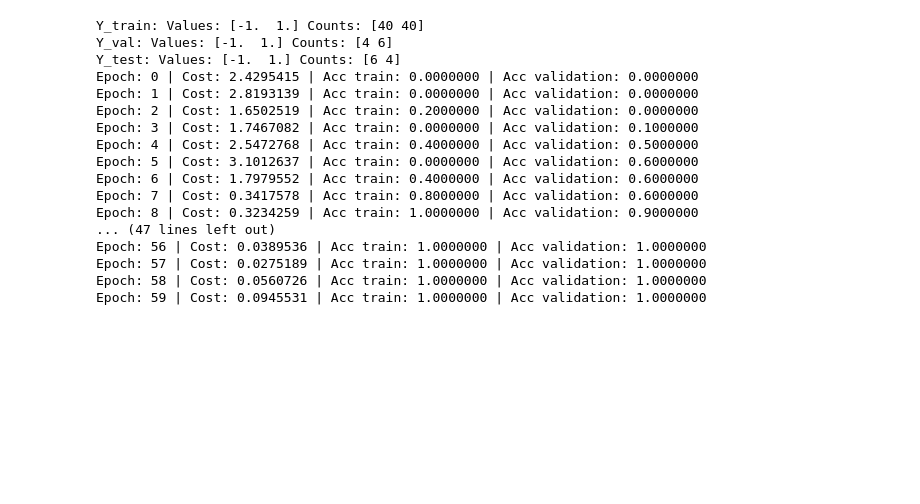
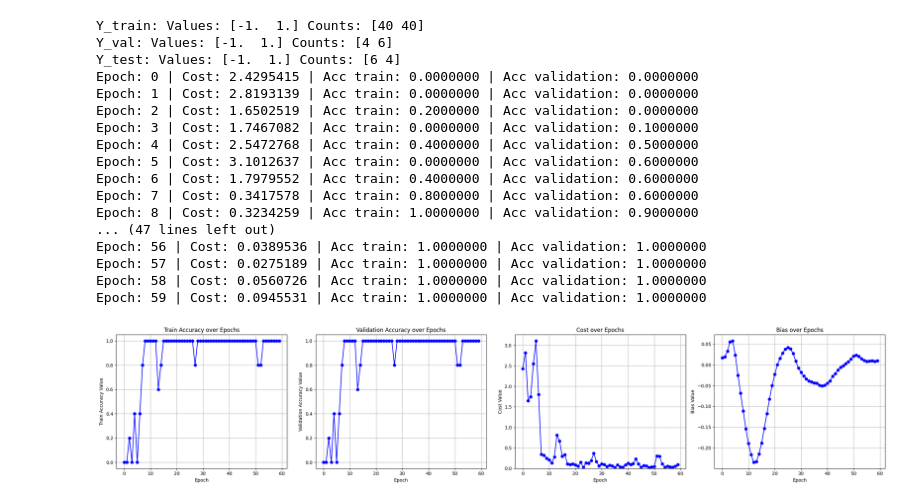
Before and after one commit to Martyna94/The_Detection_Duo, a Jupyter notebook: Task_2/Iris_classification.ipynb, the cells around one changed output. Cells and saved outputs as stored; diff of their text form; code cells hidden in the pictures; blank space fills up the shorter version.

```diff
--- a/Task_2/Iris_classification.ipynb
+++ b/Task_2/Iris_classification.ipynb
@@ -63,17 +72,13 @@ X_train, Y_train, X_val, Y_val, X_test, Y_test =load_and_prepare_iris_data(0.8,0
 num_qubits = 2
 num_layers = 6
 
-weights_init = 0.01 * np.random.randn(num_layers, num_qubits, 3, requires_grad=True)
-bias_init = np.array(0.0, requires_grad=True)
 learning_rate = 0.01
 batch_size = 5
 num_epochs = 60
+state_prep='Mottonen'
 
-# train the variational classifier
-weights = weights_init
-bias = bias_init
-
-params = circuit_training(X_train,Y_train,X_val, Y_val,num_qubits, num_layers,bias_init,learning_rate,batch_size, num_epochs,state_prep='Mottonen',seed = 0)
+#Step 4: Use optimization techniques (like gradient descent) to update model parameter (classical part)
+weights, costs, train_accuracies, val_accuracies, biases = circuit_training(X_train,Y_train,X_val, Y_val,num_qubits, num_layers,learning_rate,batch_size, num_epochs,state_prep=state_prep,seed = 0)
 # %% [output]
 Y_train: Values: [-1.  1.] Counts: [40 40]
 Y_val: Values: [-1.  1.] Counts: [4 6]
@@ -92,3 +97,14 @@ Epoch: 56 | Cost: 0.0389536 | Acc train: 1.0000000 | Acc validation: 1.0000000
 Epoch: 57 | Cost: 0.0275189 | Acc train: 1.0000000 | Acc validation: 1.0000000
 Epoch: 58 | Cost: 0.0560726 | Acc train: 1.0000000 | Acc validation: 1.0000000
 Epoch: 59 | Cost: 0.0945531 | Acc train: 1.0000000 | Acc validation: 1.0000000
+# %%
+from modules.utils import plot_metrics_over_epochs
+metrics_dict = {
+    'Train Accuracy': train_accuracies,
+    'Validation Accuracy': train_accuracies,
+    'Cost': costs,
+    'Bias': biases,
+}
+plot_metrics_over_epochs(metrics_dict)
+# %% [output]
+[figure, added]
```
Also changed, not shown: parts of 13 cells of this notebook, 5 other files.
